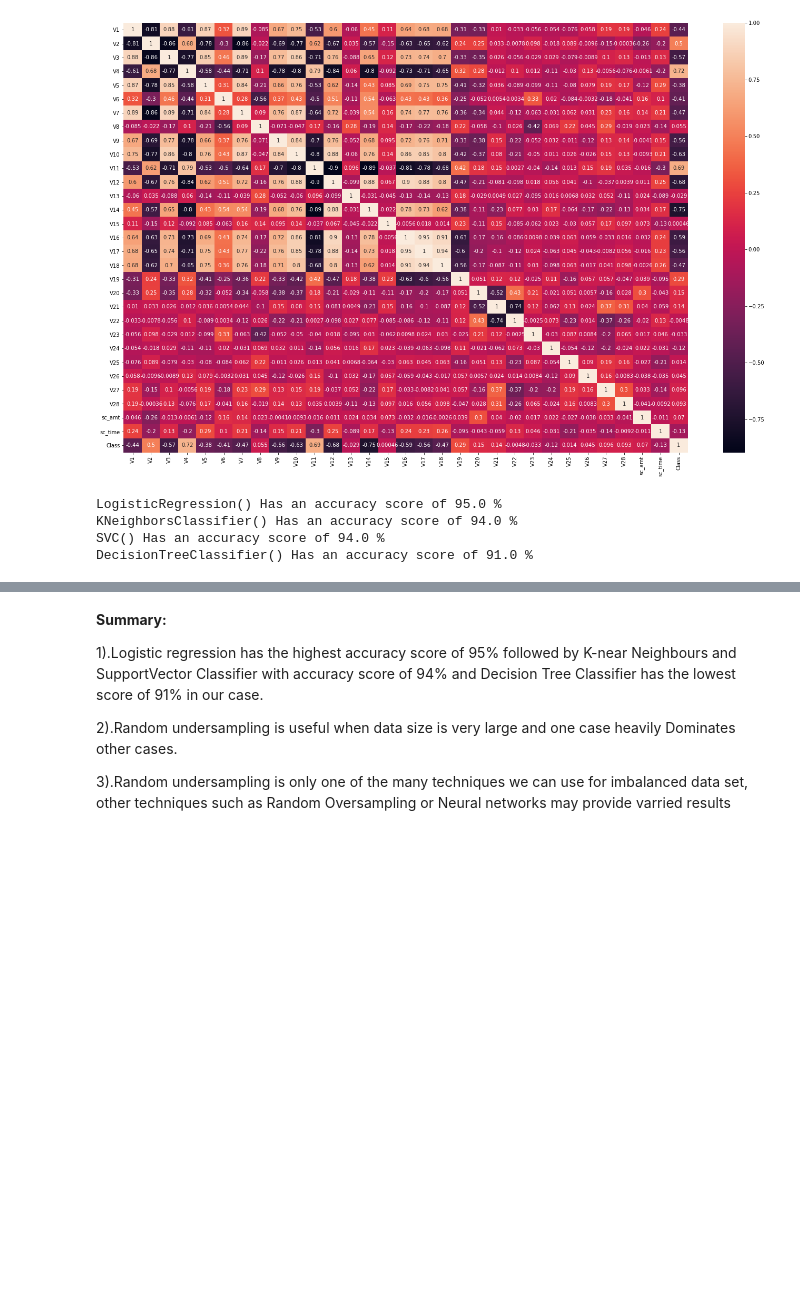
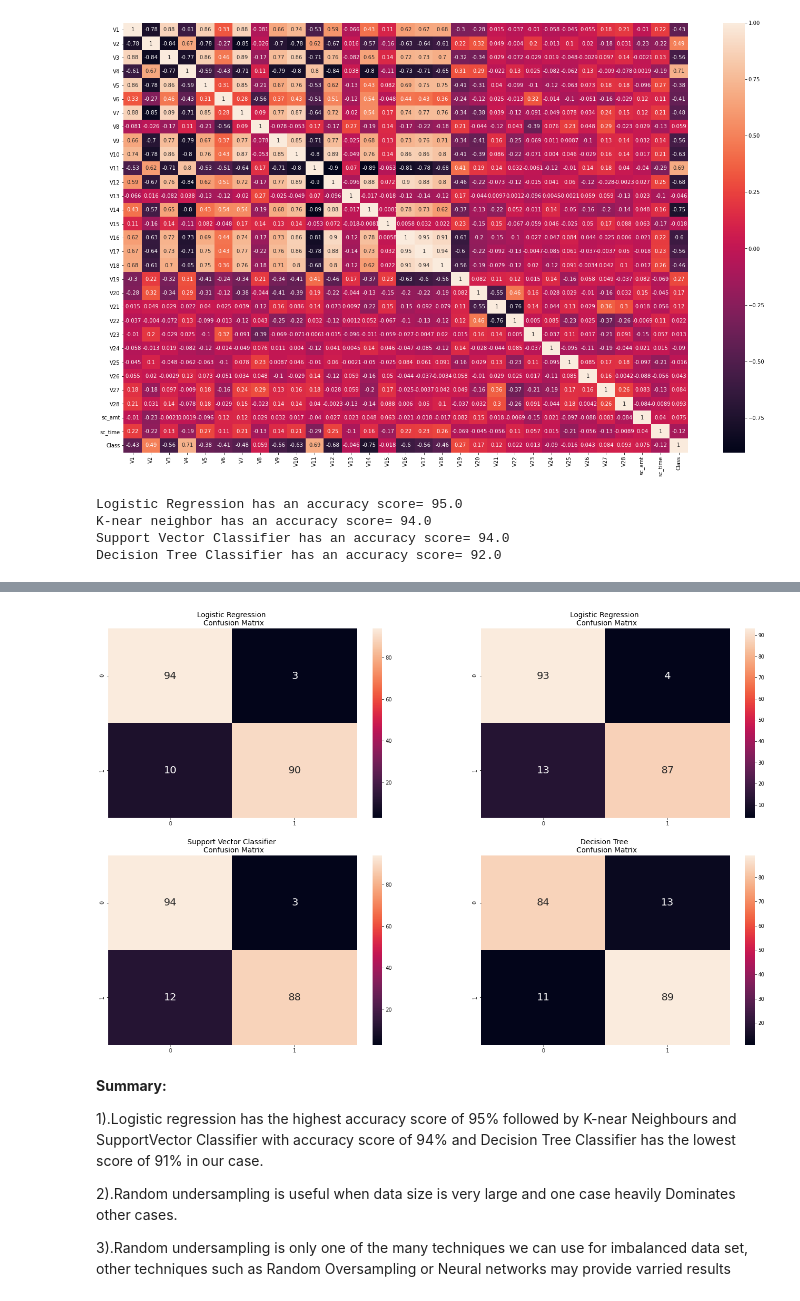
Before and after one commit to kHimanshu1/Credit_Card_fraud, a Jupyter notebook: Creditcard fraud detection.ipynb, the cells around one changed output, grey strips where cells are left out. Saved outputs shown, nothing was run; the diff lists cells and outputs as text; code cells hidden in the pictures; blank space fills up the shorter version.

```diff
--- a/Creditcard fraud detection.ipynb
+++ b/Creditcard fraud detection.ipynb
@@ -119,8 +120,8 @@ y=df['Class']
 random_us=RandomUnderSampler(sampling_strategy='majority',)
 Xu ,yu = random_us.fit_resample(X,y)
 
-ndf=pd.concat([Xu,yu],axis=1)
-ndf=ndf.sample(frac=1,random_state=66)
+us_df=pd.concat([Xu,yu],axis=1)
+us_df=us_df.sample(frac=1,random_state=66)
 
 
 sns.countplot(yu,palette=['b','r'])
@@ -154,21 +155,48 @@ ynndf=nndf['Class']
 # %%
 #preparing Training set and Test set
-X_train,X_test,y_train,y_test=train_test_split(Xnndf,ynndf,test_size=0.2,random_state=66)
+X_train,X_test,y_train,y_test=train_test_split(X_fdf,y_fdf,test_size=0.2,random_state=66)
-# %%
-#Training Models and Checking Cross-validation score
-classifiers = {
-    "LogisiticRegression": LogisticRegression(),
-    "KNearest": KNeighborsClassifier(),
-    "Support Vector Classifier": SVC(),
-    "DecisionTreeClassifier": DecisionTreeClassifier()
-}
-
-for key, classifier in classifiers.items():
-    classifier.fit(X_train, y_train)
-    training_score = cross_val_score(classifier, X_train, y_train, cv=5)
-    print(classifier, "Has an accuracy score of", round(training_score.mean(), 2) * 100, "% ")
-# %% [output]
-LogisticRegression() Has an accuracy score of 95.0 %
-KNeighborsClassifier() Has an accuracy score of 94.0 %
-SVC() Has an accuracy score of 94.0 %
-DecisionTreeClassifier() Has an accuracy score of 91.0 %
+# %%
+#Training Models
+
+log_reg=LogisticRegression()
+knn=KNeighborsClassifier()
+svc=SVC()
+dec_tree=DecisionTreeClassifier()
+
+log_reg.fit(X_train,y_train)
+knn.fit(X_train,y_train)
+svc.fit(X_train,y_train)
+dec_tree.fit(X_train,y_train)
+
+print('Logistic Regression has an accuracy score=',round(cross_val_score(log_reg,X_train,y_train,cv=5).mean(),2)*100)
+print('K-near neighbor has an accuracy score=',round(cross_val_score(knn,X_train,y_train,cv=5).mean(),2)*100)
+print('Support Vector Classifier has an accuracy score=',round(cross_val_score(svc,X_train,y_train,cv=5).mean(),2)*100)
+print('Decision Tree Classifier has an accuracy score=',round(cross_val_score(dec_tree,X_train,y_train,cv=5).mean(),2)*100)
+# %% [output]
+Logistic Regression has an accuracy score= 95.0
+K-near neighbor has an accuracy score= 94.0
+Support Vector Classifier has an accuracy score= 94.0
+Decision Tree Classifier has an accuracy score= 92.0
+# %%
+#Creating Confusion matrix for each Classifier
+log_cm=confusion_matrix(y_test,log_reg.predict(X_test))
+knn_cm=confusion_matrix(y_test,knn.predict(X_test))
+SVC_cm=confusion_matrix(y_test,svc.predict(X_test))
+Dec_cm=confusion_matrix(y_test,dec_tree.predict(X_test))
+# %%
+#plotting Confussion matrices as  heatmap
+f,ax = plt.subplots(2,2,figsize=(24,15))
+
+sns.heatmap(log_cm, ax=ax[0][0], annot=True,annot_kws={"size": 20})
+ax[0, 0].set_title("Logistic Regression \n Confusion Matrix", fontsize=14)
+
+sns.heatmap(knn_cm, ax=ax[0][1], annot=True, annot_kws={"size": 20})
+ax[0, 1].set_title("Logistic Regression \n Confusion Matrix", fontsize=14)
+
+sns.heatmap(SVC_cm, ax=ax[1][0], annot=True,annot_kws={"size": 20})
+ax[1,0].set_title("Support Vector Classifier \n Confusion Matrix", fontsize=14)
+
+sns.heatmap(Dec_cm, ax=ax[1][1], annot=True,annot_kws={"size": 20})
+ax[1,1].set_title("Decision Tree \n Confusion Matrix", fontsize=14)
+plt
+# %% [output]
@@ -175,3 +204,4 @@ DecisionTreeClassifier() Has an accuracy score of 91.0 %
+[figure, added]
 # %% [markdown]
 **Summary:**
 
```
Also changed, not shown: parts of 7 cells of this notebook.
